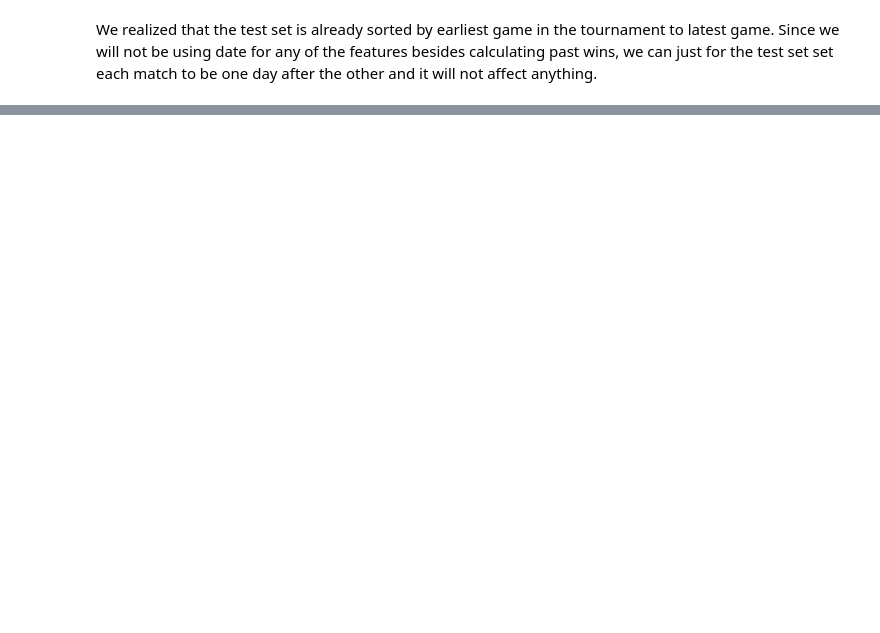
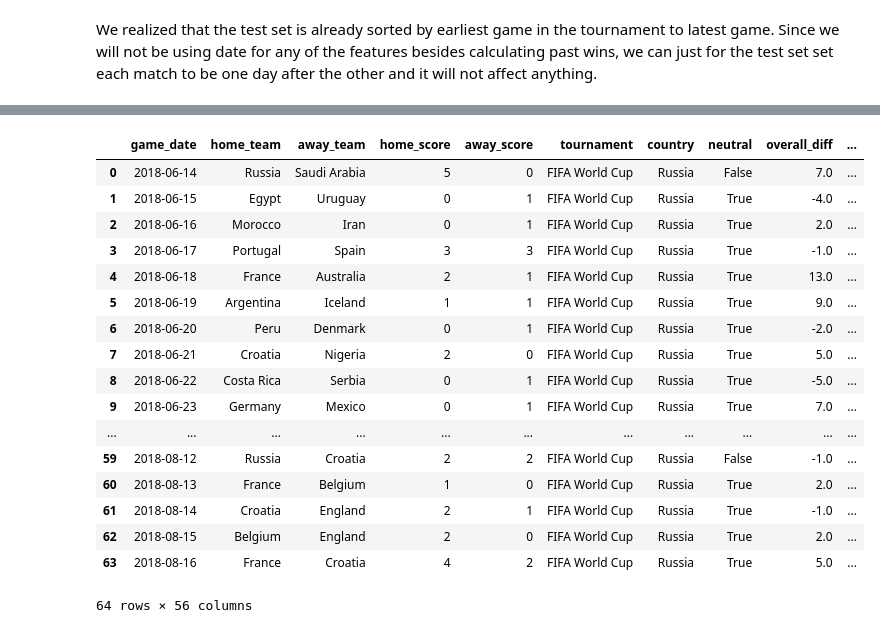
Before and after one commit to AC209aWC2018/World-Cup-2018, a Jupyter notebook: sofifa/momentum.ipynb, the cells around one changed output, grey strips where cells are left out. Cells and saved outputs as stored; diff of their text form; code cells hidden in the pictures; blank space fills up the shorter version.

```diff
--- a/sofifa/momentum.ipynb
+++ b/sofifa/momentum.ipynb
@@ -214,9 +369,21 @@ We realized that the test set is already sorted by earliest game in the tourname
 # %%
 test['game_date'] = [datetime.datetime(2018,6, 14) + datetime.timedelta(days=i) for i in range(64)]
 # %%
+#func12
 wins_past_x_games = {}
+win_momentum_past_x_games = {}
+lose_momentum_past_x_games = {}
+
 for index, row in test.iterrows():
     for i in range(1, 6):
         if i not in wins_past_x_games.keys():
             wins_past_x_games[i] = []
-        wins_past_x_games[i].append(get_wins_in_last_matches(row, test, i))
+            win_momentum_past_x_games[i] = []
+            lose_momentum_past_x_games[i] = []
+        results = get_wins_in_last_matches(row, test, i)
+
+
+        # these stats are saved in (home,away) format
+        wins_past_x_games[i].append((results[0],results[1]))
+        win_momentum_past_x_games[i].append((results[2],results[4]))
+        lose_momentum_past_x_games[i].append((results[3],results[5]))
@@ -225,11 +394,18 @@ wins_past_x_games_df = pd.DataFrame(index = test.index)
 for i in range(1, 6):
     wins_past_x_games_df = wins_past_x_games_df.merge(
             pd.DataFrame(wins_past_x_games[i], index = test.index,\
-#              columns = ['home_wins_past_{}_games'.format(i), 'away_wins_past_{}_games'.format(i), \
-#                         'home_num_past_games_{}'.format(i), 'away_num_past_games_{}'.format(i)]),\
-#                         left_index = True, right_index = True)
              columns = ['home_wins_past_{}_games'.format(i), 'away_wins_past_{}_games'.format(i)]), \
                         left_index = True, right_index = True)
+
+    wins_past_x_games_df = wins_past_x_games_df.merge(
+            pd.DataFrame(win_momentum_past_x_games[i], index = test.index,\
+             columns = ['home_win_momentum_past_{}_games'.format(i), 'away_win_momentum_past_{}_games'.format(i)]), \
+                        left_index = True, right_index = True)
+
+    wins_past_x_games_df = wins_past_x_games_df.merge(
+            pd.DataFrame(lose_momentum_past_x_games[i], index = test.index,\
+             columns = ['home_lose_momentum_past_{}_games'.format(i), 'away_lose_momentum_past_{}_games'.format(i)]), \
+                        left_index = True, right_index = True)
 # %%
 #against each other
 wins_home_against_away_past_x_games = {}
@@ -255,6 +431,18 @@ for i in range(1, 6):
         (wins_past_x_games_df['home_wins_past_{}_games'.format(i)] -\
          wins_past_x_games_df['away_wins_past_{}_games'.format(i)])
     past_wins_columns.append('wins_past_{}_games_diff'.format(i))
+
+
+    wins_past_x_games_df['win_momentum_past_{}_games_diff'.format(i)] =\
+        (wins_past_x_games_df['home_win_momentum_past_{}_games'.format(i)] -\
+         wins_past_x_games_df['away_win_momentum_past_{}_games'.format(i)])
+    past_wins_columns.append('win_momentum_past_{}_games_diff'.format(i))
+
+    wins_past_x_games_df['lose_momentum_past_{}_games_diff'.format(i)] =\
+        (wins_past_x_games_df['home_lose_momentum_past_{}_games'.format(i)] -\
+         wins_past_x_games_df['away_lose_momentum_past_{}_games'.format(i)])
+    past_wins_columns.append('lose_momentum_past_{}_games_diff'.format(i))
+
 #     past_wins_columns.append('home_num_past_games{}'.format(i))
     #games against each other
     wins_past_x_games_df['wins_home_against_away_{}_games'.format(i)] = \
@@ -288,3 +486,24 @@ test_final.tail()
+# %%
+test_final
+# %% [output]
+|  | game_date | home_team | away_team | home_score | away_score | tournament | country | neutral | overall_diff | ... |
+| 0 | 2018-06-14 | Russia | Saudi Arabia | 5 | 0 | FIFA World Cup | Russia | False | 7.0 | ... |
+| 1 | 2018-06-15 | Egypt | Uruguay | 0 | 1 | FIFA World Cup | Russia | True | -4.0 | ... |
+| 2 | 2018-06-16 | Morocco | Iran | 0 | 1 | FIFA World Cup | Russia | True | 2.0 | ... |
+| 3 | 2018-06-17 | Portugal | Spain | 3 | 3 | FIFA World Cup | Russia | True | -1.0 | ... |
+| 4 | 2018-06-18 | France | Australia | 2 | 1 | FIFA World Cup | Russia | True | 13.0 | ... |
+| 5 | 2018-06-19 | Argentina | Iceland | 1 | 1 | FIFA World Cup | Russia | True | 9.0 | ... |
+| 6 | 2018-06-20 | Peru | Denmark | 0 | 1 | FIFA World Cup | Russia | True | -2.0 | ... |
+| 7 | 2018-06-21 | Croatia | Nigeria | 2 | 0 | FIFA World Cup | Russia | True | 5.0 | ... |
+| 8 | 2018-06-22 | Costa Rica | Serbia | 0 | 1 | FIFA World Cup | Russia | True | -5.0 | ... |
+| 9 | 2018-06-23 | Germany | Mexico | 0 | 1 | FIFA World Cup | Russia | True | 7.0 | ... |
+| ... | ... | ... | ... | ... | ... | ... | ... | ... | ... | ... |
+| 59 | 2018-08-12 | Russia | Croatia | 2 | 2 | FIFA World Cup | Russia | False | -1.0 | ... |
+| 60 | 2018-08-13 | France | Belgium | 1 | 0 | FIFA World Cup | Russia | True | 2.0 | ... |
+| 61 | 2018-08-14 | Croatia | England | 2 | 1 | FIFA World Cup | Russia | True | -1.0 | ... |
+| 62 | 2018-08-15 | Belgium | England | 2 | 0 | FIFA World Cup | Russia | True | 2.0 | ... |
+| 63 | 2018-08-16 | France | Croatia | 4 | 2 | FIFA World Cup | Russia | True | 5.0 | ... |
+64 rows × 56 columns
 # %%
 def get_stats_in_last_matches(df_row, df, stat, num_games, team_id_col = ['home_team', 'away_team']):
     home_team_id_colname = team_id_col[0]
```
Also changed, not shown: parts of 18 cells of this notebook, 5 other files.
